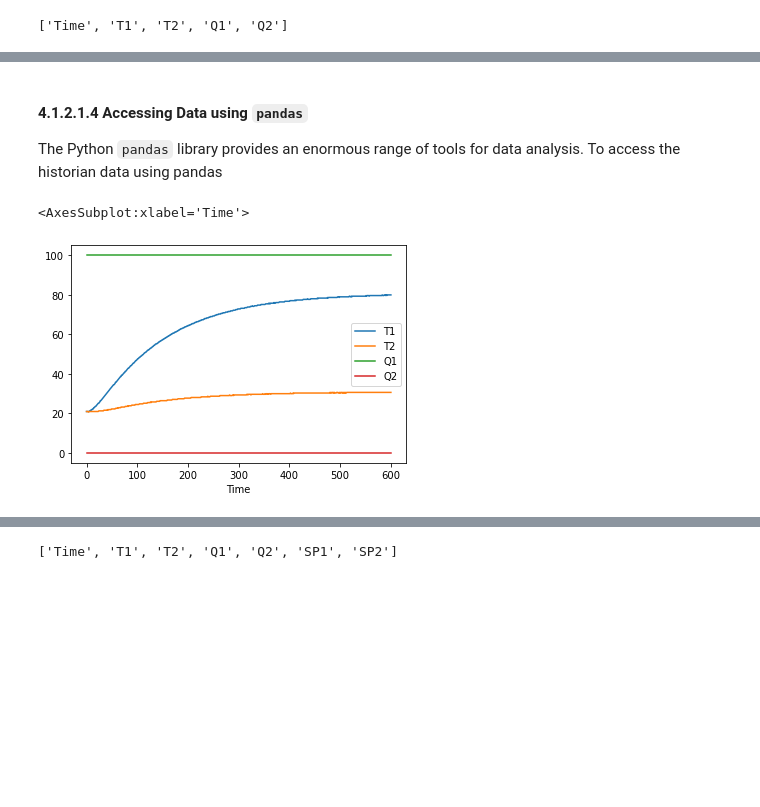
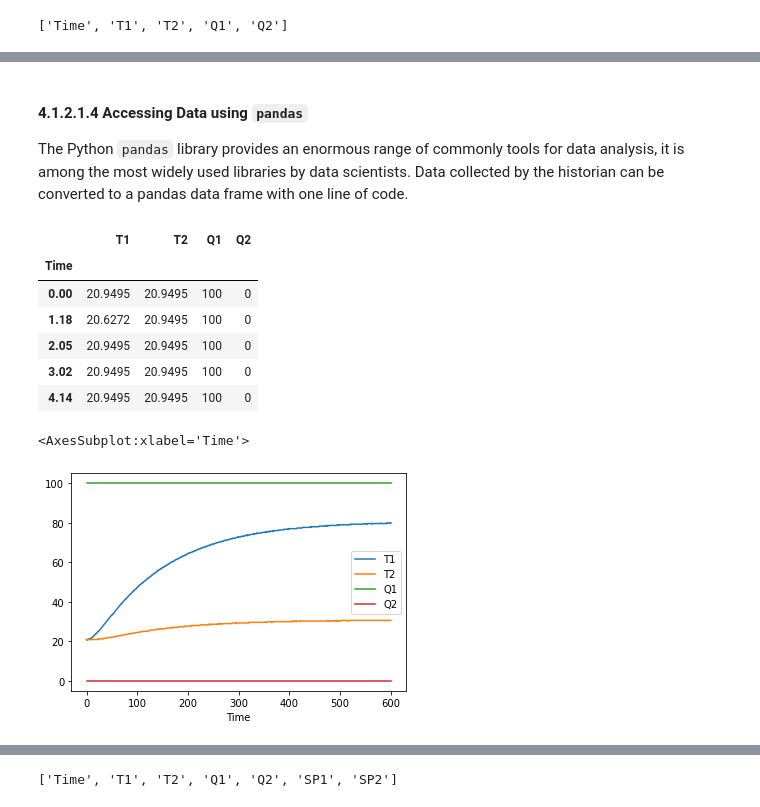
Before and after one commit to jckantor/cbe30338-2021, a Jupyter notebook: docs/04.01-Process-Historians.ipynb, the cells around one changed output, grey strips where cells are left out. Drawn from its saved outputs; the diff is of its cells as text; code cells hidden in the pictures; blank space fills up the shorter version.

```diff
--- a/docs/04.01-Process-Historians.ipynb
+++ b/docs/04.01-Process-Historians.ipynb
@@ -104,12 +126,20 @@ plt.plot(h.logdict["Time"], h.logdict["T2"])
 # %% [markdown]
 #### 4.1.2.1.4 Accessing Data using `pandas`
 
-The Python `pandas` library provides an enormous range of tools for data analysis. To access the historian data using pandas
+The Python `pandas` library provides an enormous range of commonly tools for data analysis, it is among the most widely used libraries by data scientists. Data collected by the historian can be converted to a pandas data frame with one line of code.
 # %%
 import pandas as pd
 df = pd.DataFrame.from_records(h.log, columns=h.columns, index='Time')
 
+display(df.head())
 df.plot()
 # %% [output]
+|  | T1 | T2 | Q1 | Q2 |
+| Time |  |  |  |  |
+| 0.00 | 20.9495 | 20.9495 | 100 | 0 |
+| 1.18 | 20.6272 | 20.9495 | 100 | 0 |
+| 2.05 | 20.9495 | 20.9495 | 100 | 0 |
+| 3.02 | 20.9495 | 20.9495 | 100 | 0 |
+| 4.14 | 20.9495 | 20.9495 | 100 | 0 |
 <AxesSubplot:xlabel='Time'>
 [figure]
```
Also changed, not shown: parts of 30 cells of this notebook, 18 other files.
